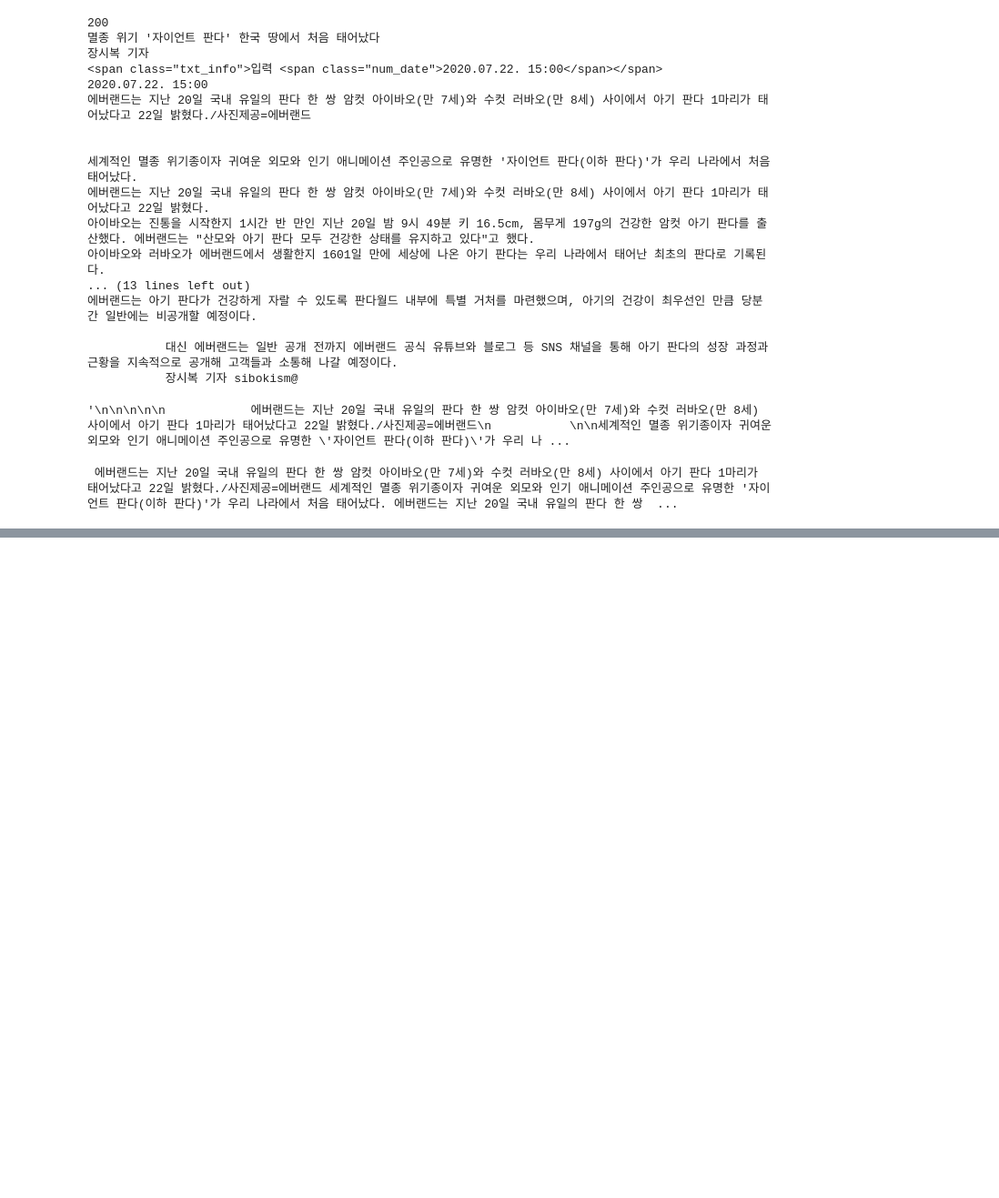
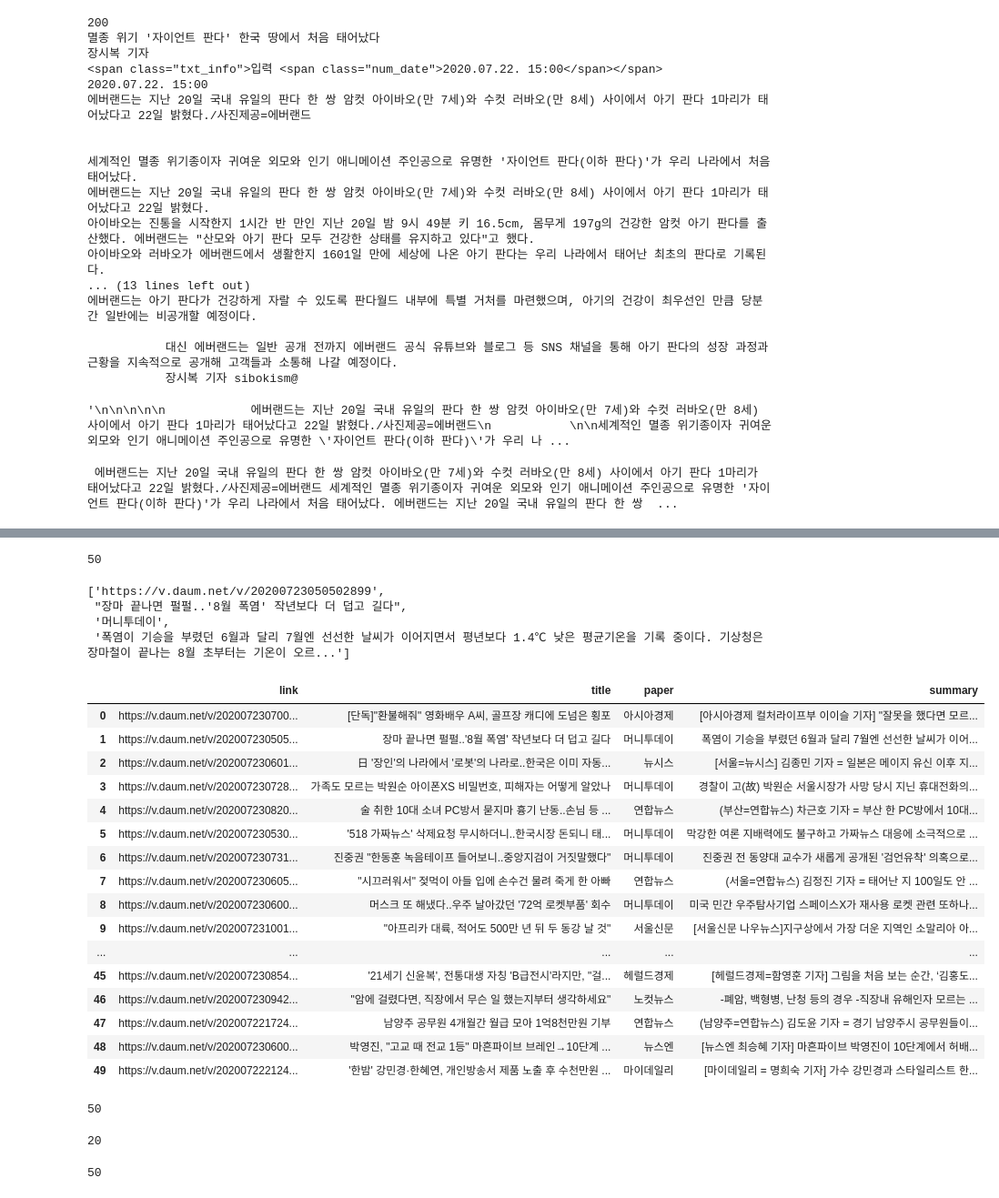
Before and after one commit to MINGKI-PARK/crawling, a Jupyter notebook: 03_daum_news_crawling.ipynb, the cells around one changed output, grey strips where cells are left out. Shown at 91% size. Cells and saved outputs as stored; diff of their text form; code cells hidden in the pictures; blank space fills up the shorter version.

```diff
--- a/03_daum_news_crawling.ipynb
+++ b/03_daum_news_crawling.ipynb
@@ -95,0 +141,2 @@ NameError: name 'get_daumnews_info' is not defined
+# %%
+title, reporter, input_date, news = get_daumnews_info('https://news.v.daum.net/v/20200723001329101')
@@ -95,0 +221,59 @@ NameError: name 'get_daumnews_info' is not defined
+# %%
+# 공통 : ul.list_news2  div.cont_thumb
+# 제목 : strong > a : text
+# 기사 링크 : strong > a : href 속성
+# 신문사 : strong > span : text
+# 기사 요약 : div.desc_thumb > span.link_txt : text
+
+
+url = 'https://news.daum.net/ranking/popular'
+
+res = requests.get(url)
+if res.status_code == 200:
+    soup = BeautifulSoup(res.text)
+    news_list = soup.select('ul.list_news2 div.cont_thumb')
+
+    content_list = [] # 조회한 내용(50개 뉴스)을 저장할 리스트 (링크, 제목, 신문사, 요약)
+
+    for news in news_list:
+        link = news.select_one('strong > a').get('href')
+        title = news.select_one('strong > a').text.strip()
+        newspaper = news.select_one('strong > span').text.strip()
+        summary = news.select_one('div.desc_thumb > span.link_txt').text.strip()
+
+        content_list.append([link, title, newspaper, summary])
+# %%
+len(content_list)
+# %% [output]
+50
+# %%
+content_list[1]
+# %% [output]
+['https://v.daum.net/v/20200723050502899',
+ "장마 끝나면 펄펄..'8월 폭염' 작년보다 더 덥고 길다",
+ '머니투데이',
+ '폭염이 기승을 부렸던 6월과 달리 7월엔 선선한 날씨가 이어지면서 평년보다 1.4℃ 낮은 평균기온을 기록 중이다. 기상청은 장마철이 끝나는 8월 초부터는 기온이 오르...']
+# %%
+import pandas as pd
+from datetime import datetime
+
+df = pd.DataFrame(content_list, columns=['link', 'title', 'paper', 'summary'])
+df
+# %% [output]
+|  | link | title | paper | summary |
+| 0 | https://v.daum.net/v/202007230700... | [단독]"환불해줘" 영화배우 A씨, 골프장 캐디에 도넘은 횡포 | 아시아경제 | [아시아경제 컬처라이프부 이이슬 기자] "잘못을 했다면 모르... |
+| 1 | https://v.daum.net/v/202007230505... | 장마 끝나면 펄펄..'8월 폭염' 작년보다 더 덥고 길다 | 머니투데이 | 폭염이 기승을 부렸던 6월과 달리 7월엔 선선한 날씨가 이어... |
+| 2 | https://v.daum.net/v/202007230601... | 日 '장인'의 나라에서 '로봇'의 나라로..한국은 이미 자동... | 뉴시스 | [서울=뉴시스] 김종민 기자 = 일본은 메이지 유신 이후 지... |
+| 3 | https://v.daum.net/v/202007230728... | 가족도 모르는 박원순 아이폰XS 비밀번호, 피해자는 어떻게 알았나 | 머니투데이 | 경찰이 고(故) 박원순 서울시장가 사망 당시 지닌 휴대전화의... |
+| 4 | https://v.daum.net/v/202007230820... | 술 취한 10대 소녀 PC방서 묻지마 흉기 난동..손님 등 ... | 연합뉴스 | (부산=연합뉴스) 차근호 기자 = 부산 한 PC방에서 10대... |
+| 5 | https://v.daum.net/v/202007230530... | '518 가짜뉴스' 삭제요청 무시하더니..한국시장 돈되니 태... | 머니투데이 | 막강한 여론 지배력에도 불구하고 가짜뉴스 대응에 소극적으로 ... |
+| 6 | https://v.daum.net/v/202007230731... | 진중권 "한동훈 녹음테이프 들어보니..중앙지검이 거짓말했다" | 머니투데이 | 진중권 전 동양대 교수가 새롭게 공개된 '검언유착' 의혹으로... |
+| 7 | https://v.daum.net/v/202007230605... | "시끄러워서" 젖먹이 아들 입에 손수건 물려 죽게 한 아빠 | 연합뉴스 | (서울=연합뉴스) 김정진 기자 = 태어난 지 100일도 안 ... |
+| 8 | https://v.daum.net/v/202007230600... | 머스크 또 해냈다..우주 날아갔던 '72억 로켓부품' 회수 | 머니투데이 | 미국 민간 우주탐사기업 스페이스X가 재사용 로켓 관련 또하나... |
+| 9 | https://v.daum.net/v/202007231001... | "아프리카 대륙, 적어도 500만 년 뒤 두 동강 날 것" | 서울신문 | [서울신문 나우뉴스]지구상에서 가장 더운 지역인 소말리아 아... |
+| ... | ... | ... | ... | ... |
+| 45 | https://v.daum.net/v/202007230854... | '21세기 신윤복', 전통대생 자칭 'B급전시'라지만, "걸... | 헤럴드경제 | [헤럴드경제=함영훈 기자] 그림을 처음 보는 순간, ‘김홍도... |
+| 46 | https://v.daum.net/v/202007230942... | "암에 걸렸다면, 직장에서 무슨 일 했는지부터 생각하세요" | 노컷뉴스 | -폐암, 백형병, 난청 등의 경우 -직장내 유해인자 모르는 ... |
+| 47 | https://v.daum.net/v/202007221724... | 남양주 공무원 4개월간 월급 모아 1억8천만원 기부 | 연합뉴스 | (남양주=연합뉴스) 김도윤 기자 = 경기 남양주시 공무원들이... |
+| 48 | https://v.daum.net/v/202007230600... | 박영진, "고교 때 전교 1등" 마흔파이브 브레인→10단계 ... | 뉴스엔 | [뉴스엔 최승혜 기자] 마흔파이브 박영진이 10단계에서 허배... |
+| 49 | https://v.daum.net/v/202007222124... | '한밤' 강민경·한혜연, 개인방송서 제품 노출 후 수천만원 ... | 마이데일리 | [마이데일리 = 명희숙 기자] 가수 강민경과 스타일리스트 한... |
@@ -95,0 +328,12 @@ NameError: name 'get_daumnews_info' is not defined
+# %%
+get_daum_ranking_news()
+# %% [output]
+50
+# %%
+get_daum_ranking_news('kkomkkom')
+# %% [output]
+20
+# %%
+get_daum_ranking_news('bestreply')
+# %% [output]
+50
```
Also changed, not shown: parts of 20 cells of this notebook, 10 other files.
